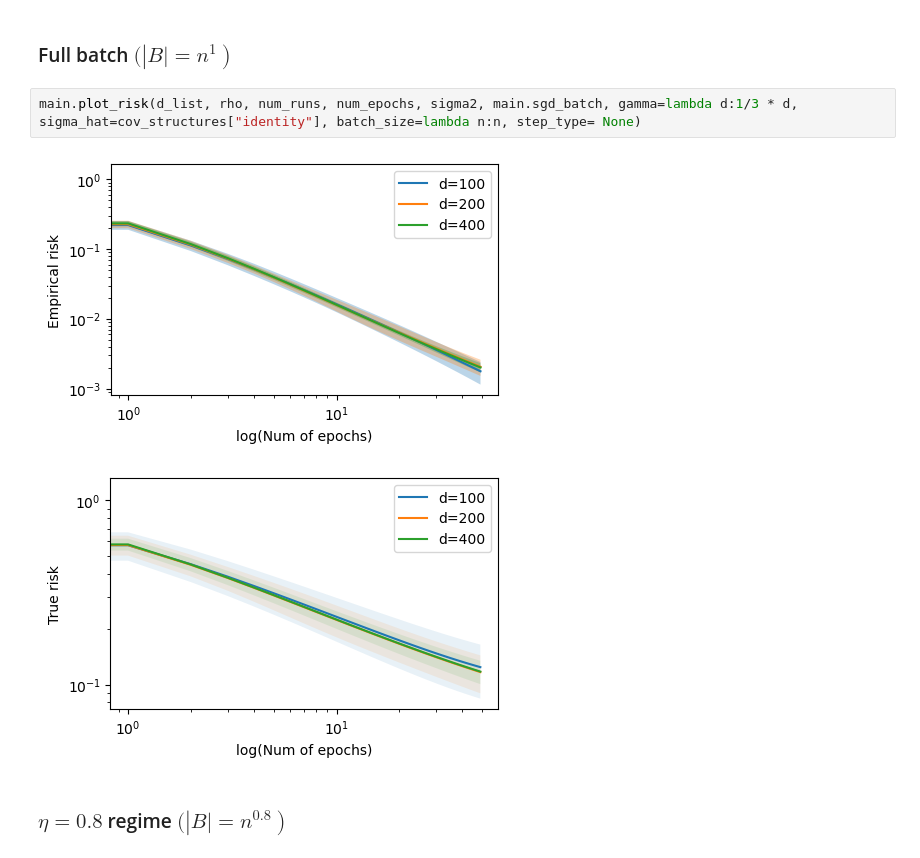
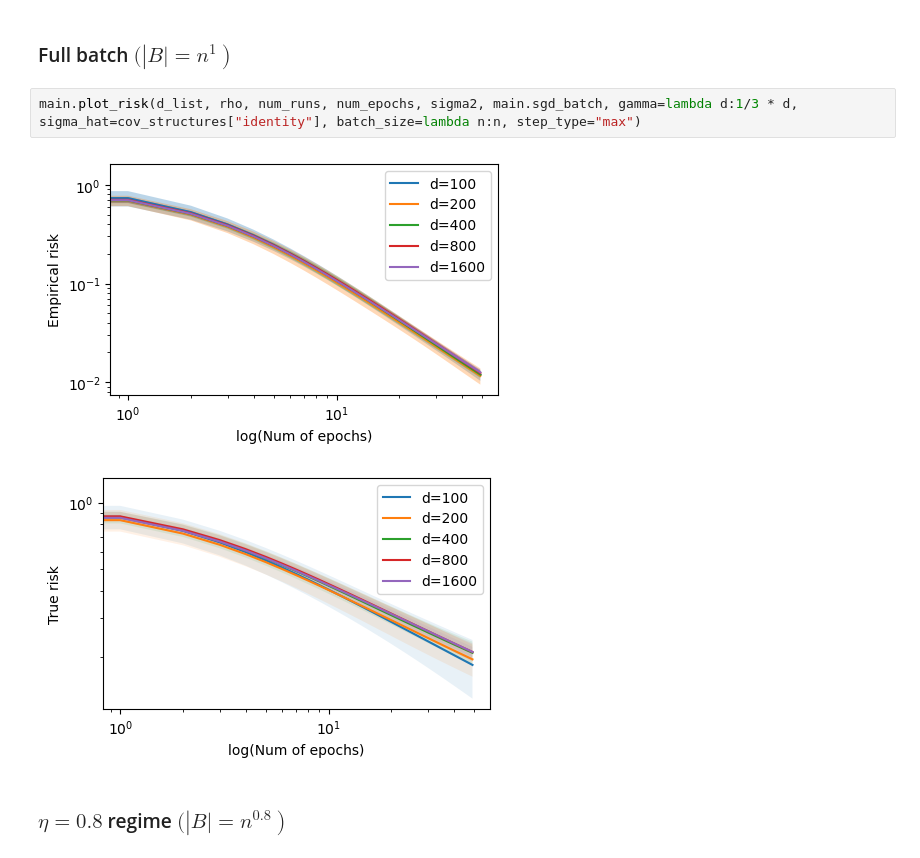
Before and after one commit to mikemikezhu/MATH562_FinalProject, a Jupyter notebook: component1/experiment_component1.ipynb, the cells around one changed output. Saved outputs shown, nothing was run; the diff lists cells and outputs as text.

```diff
--- a/component1/experiment_component1.ipynb
+++ b/component1/experiment_component1.ipynb
@@ -162,10 +148,10 @@ main.plot_risk(d_list, rho, num_runs, num_epochs, sigma2, main.sgd_momentum_fixe
 # %% [markdown]
 ### Full batch $ ( \left |B| = n^1 \right )$
 # %%
-main.plot_risk(d_list, rho, num_runs, num_epochs, sigma2, main.sgd_batch, gamma=lambda d:1/3 * d, sigma_hat=cov_structures["identity"], batch_size=lambda n:n, step_type= None)
+main.plot_risk(d_list, rho, num_runs, num_epochs, sigma2, main.sgd_batch, gamma=lambda d:1/3 * d, sigma_hat=cov_structures["identity"], batch_size=lambda n:n, step_type="max")
 # %% [output]
-[figure, old version]
+[figure, new version]
-[figure, old version]
+[figure, new version]
 # %% [markdown]
 ### $\eta=0.8$ regime $ ( \left |B| = n^{0.8} \right )$
 # %%
```
Also changed, not shown: parts of 16 cells of this notebook.
